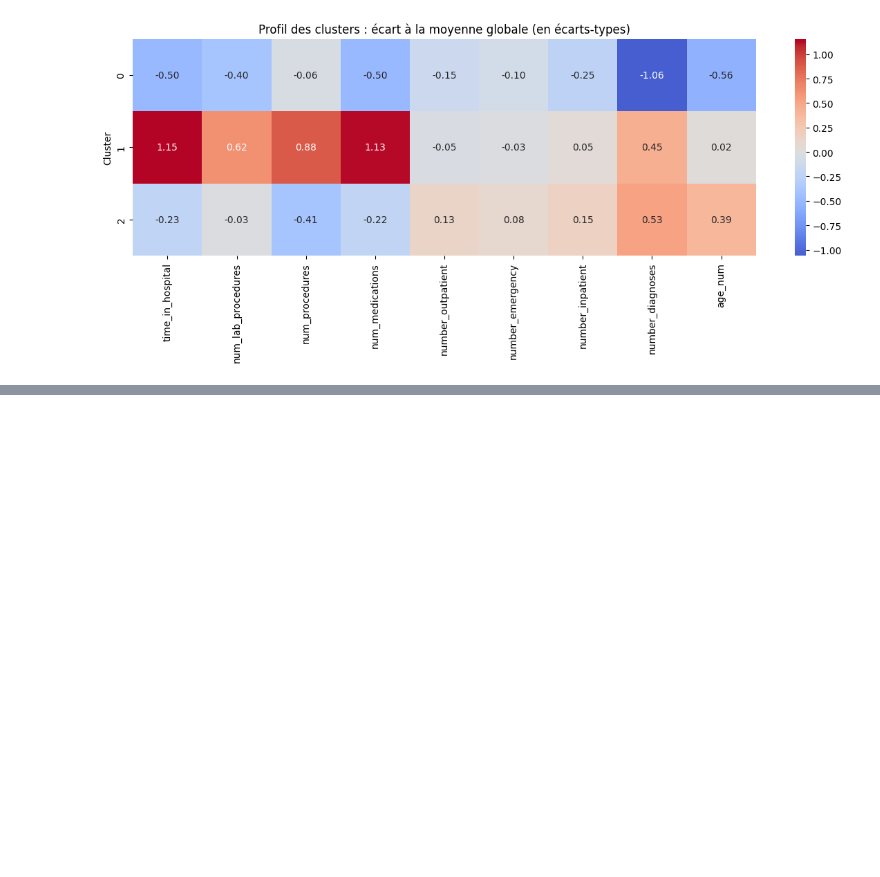
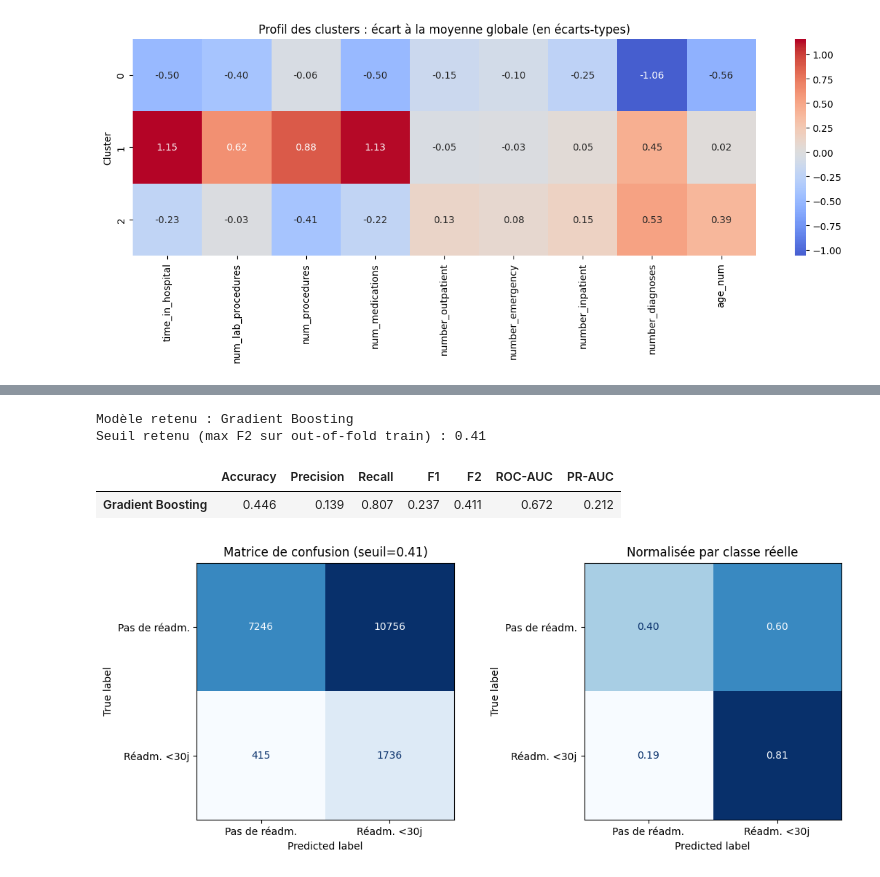
Before and after one commit to AlaKh09/Mentalist, a Jupyter notebook: mentalist_part1.ipynb, the cells around one changed output, grey strips where cells are left out. Saved outputs shown, nothing was run; the diff lists cells and outputs as text; code cells hidden in the pictures; blank space fills up the shorter version.

```diff
--- a/mentalist_part1.ipynb
+++ b/mentalist_part1.ipynb
@@ -3148,0 +3290,47 @@ plt.ylabel("Cluster"); plt.tight_layout(); plt.show()
+# %%
+from sklearn.model_selection import GroupKFold, cross_val_predict
+from sklearn.base import clone
+from sklearn.metrics import fbeta_score
+
+# Meilleur modèle selon la PR-AUC test (critère principal du projet)
+best_name = res_rank["PR-AUC"].idxmax()
+print("Modèle retenu :", best_name)
+A_tr, A_te = (Xtr_dense, Xte_dense) if best_name == "Gradient Boosting" else (X_train_transformed, X_test_transformed)
+
+# Prédictions out-of-fold sur le train, groupées par patient (aucun patient à la fois en fit et en validation)
+oof = cross_val_predict(clone(models[best_name]), A_tr, y_train,
+                        cv=GroupKFold(n_splits=5), groups=groups_train,
+                        method="predict_proba", n_jobs=1)[:, 1]
+
+thresholds = np.linspace(0.05, 0.95, 91)
+f2 = [fbeta_score(y_train, oof >= t, beta=2) for t in thresholds]
+best_thr = thresholds[int(np.argmax(f2))]
+print(f"Seuil retenu (max F2 sur out-of-fold train) : {best_thr:.2f}")
+# %% [output]
+Modèle retenu : Gradient Boosting
+Seuil retenu (max F2 sur out-of-fold train) : 0.41
+# %%
+s_best = scores_test[best_name]
+y_pred = (s_best >= best_thr).astype(int)
+
+summary = pd.DataFrame({
+    "Accuracy": [accuracy_score(y_test, y_pred)],
+    "Precision": [precision_score(y_test, y_pred)],
+    "Recall": [recall_score(y_test, y_pred)],
+    "F1": [f1_score(y_test, y_pred)],
+    "F2": [fbeta_score(y_test, y_pred, beta=2)],
+    "ROC-AUC": [roc_auc_score(y_test, s_best)],
+    "PR-AUC": [average_precision_score(y_test, s_best)],
+}, index=[best_name]).round(3)
+display(summary)
+
+fig, ax = plt.subplots(1, 2, figsize=(11, 4.5))
+ConfusionMatrixDisplay(confusion_matrix(y_test, y_pred), display_labels=["Pas de réadm.", "Réadm. <30j"]).plot(ax=ax[0], cmap="Blues", colorbar=False)
+ax[0].set_title(f"Matrice de confusion (seuil={best_thr:.2f})")
+ConfusionMatrixDisplay(confusion_matrix(y_test, y_pred, normalize="true"), display_labels=["Pas de réadm.", "Réadm. <30j"]).plot(ax=ax[1], cmap="Blues", colorbar=False, values_format=".2f")
+ax[1].set_title("Normalisée par classe réelle")
+plt.tight_layout(); plt.show()
+# %% [output]
+|  | Accuracy | Precision | Recall | F1 | F2 | ROC-AUC | PR-AUC |
+| Gradient Boosting | 0.446 | 0.139 | 0.807 | 0.237 | 0.411 | 0.672 | 0.212 |
+[figure, added]
```
Also changed, not shown: parts of 18 cells of this notebook.
